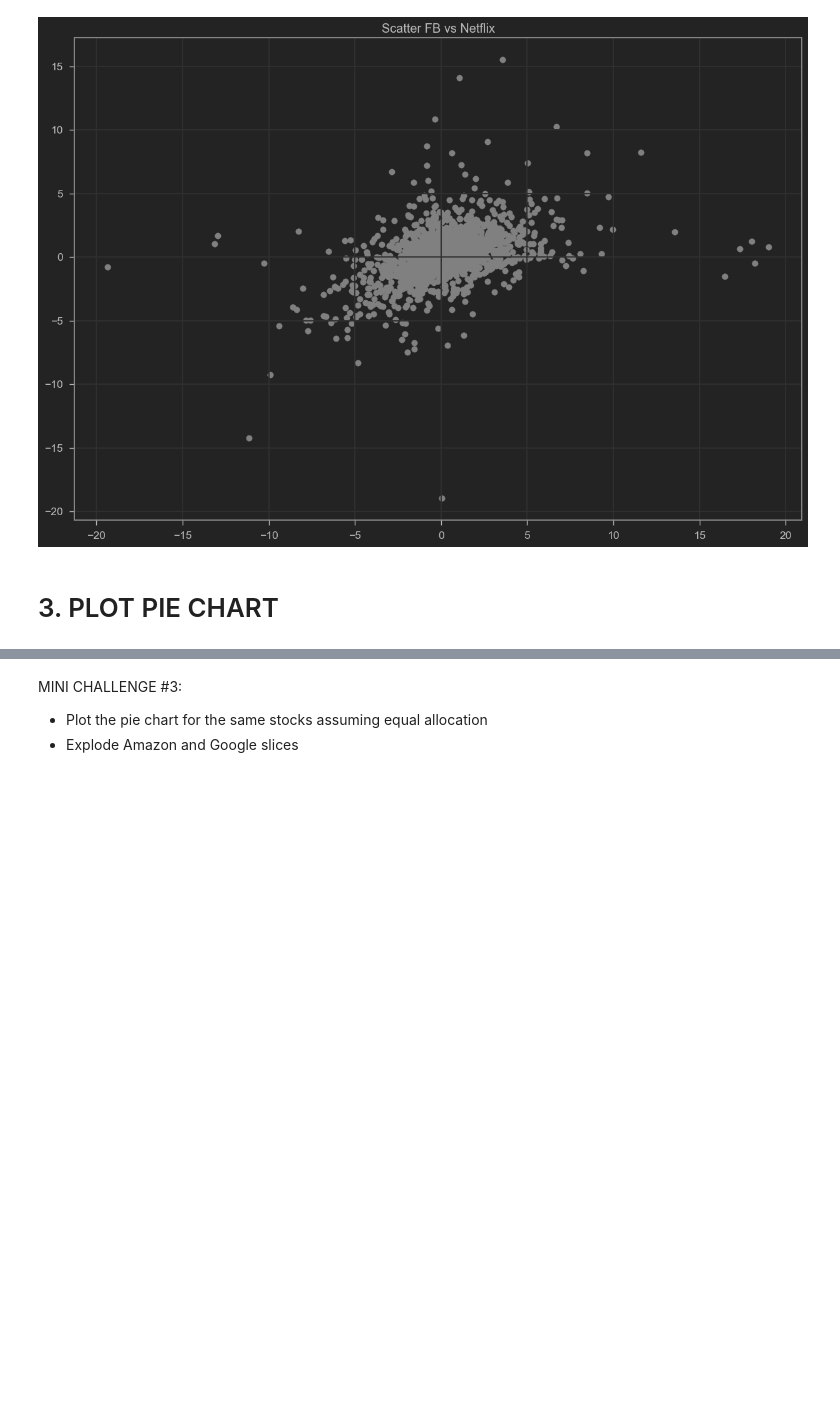
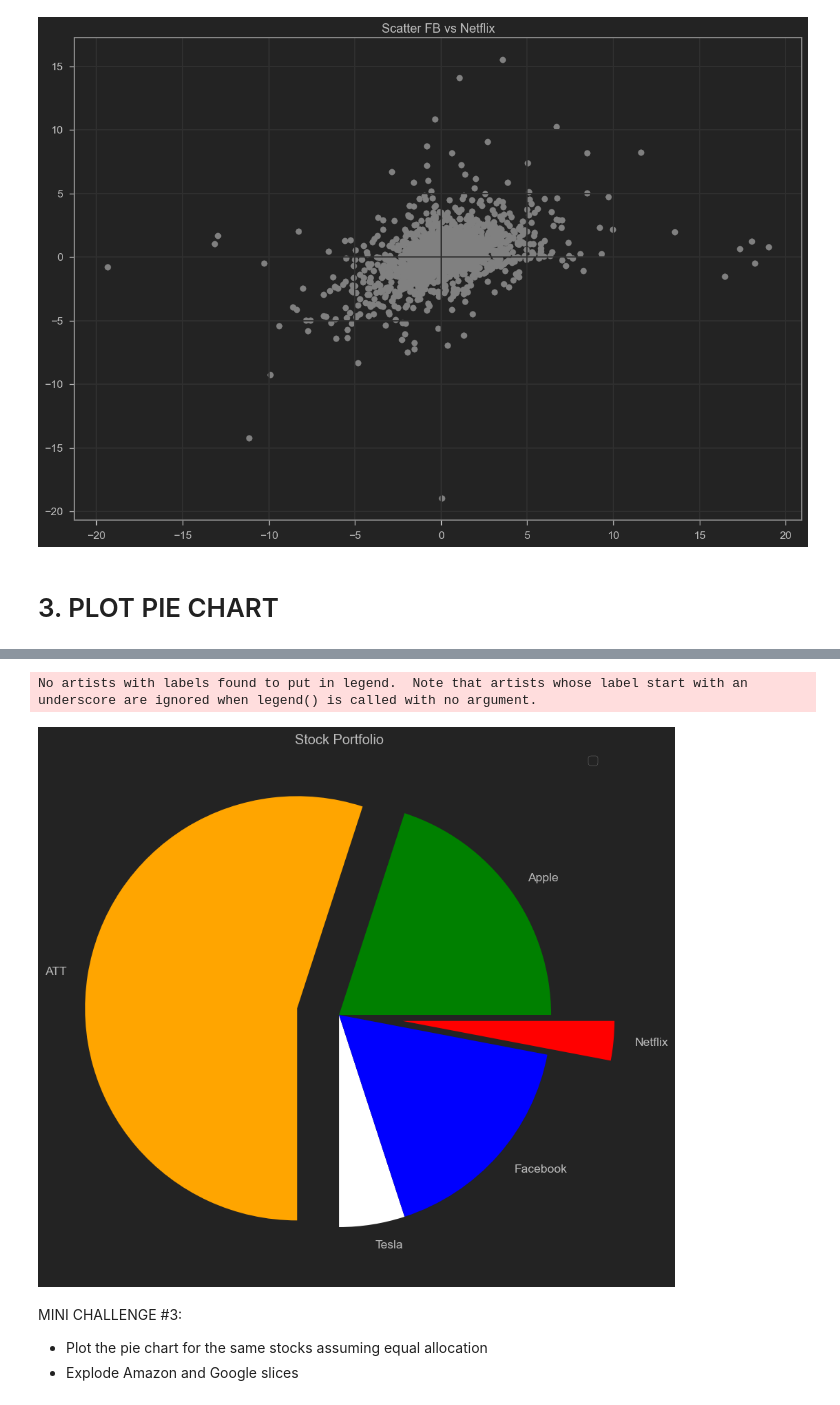
Before and after one commit to joe-trung/Matplotlib-and-seaborn, a Jupyter notebook: Notebook/Data Visualization with Python - Matplotlib and Seaborn.ipynb, the cells around one changed output, grey strips where cells are left out. Saved outputs shown, nothing was run; the diff lists cells and outputs as text; code cells hidden in the pictures; blank space fills up the shorter version.

Commit message:
pie chart

```diff
--- a/Notebook/Data Visualization with Python - Matplotlib and Seaborn.ipynb
+++ b/Notebook/Data Visualization with Python - Matplotlib and Seaborn.ipynb
@@ -98,3 +93,18 @@ plt.scatter(x=daily_df['NFLX'],y=daily_df['FB'],color='gray')
+# %%
+
+# Use matplotlib to plot a pie chart
+values = [20,55,5,17,3]
+colors = ['green','orange','white','blue','red']
+labels = ['Apple','ATT','Tesla','Facebook','Netflix']
+explode = [0,0.2,0,0,0.3]
+plt.figure(figsize=(15,10))
+plt.title('Stock Portfolio')
+plt.legend(loc='upper right')
+plt.pie(values, colors=colors, labels=labels,explode=explode)
+plt.savefig('pie.png')
+# %% [output]
+No artists with labels found to put in legend.  Note that artists whose label start with an underscore are ignored when legend() is called with no argument.
+[figure, added]
 # %% [markdown]
 MINI CHALLENGE #3:
 - Plot the pie chart for the same stocks assuming equal allocation
```
Also changed, not shown: parts of 2 cells of this notebook, 1 other file.
